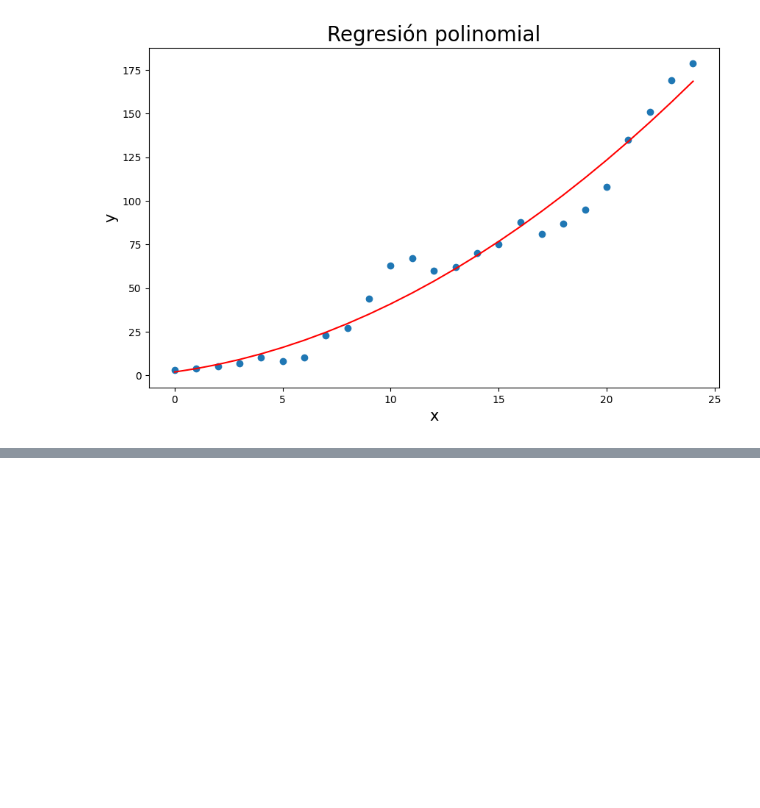
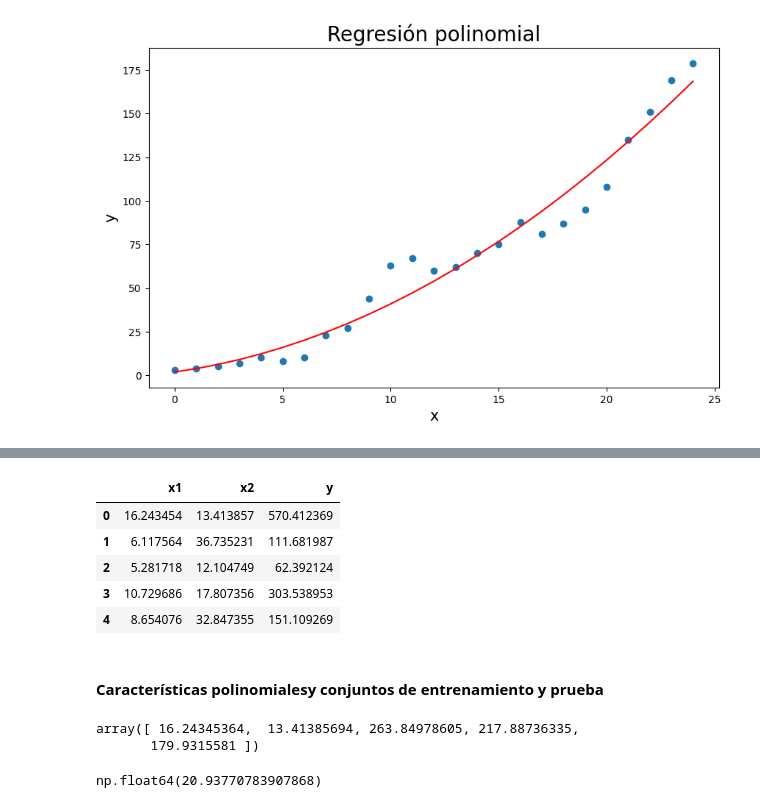
Before and after one commit to emilianodesu/LCD-5Sem-2025-1, a Jupyter notebook: PPCD/T1 Introduccion a ciencia de datos/1.2 Extraccion de grandes cantidades de informacion/modelos_lineales.ipynb, the cells around one changed output, grey strips where cells are left out. Saved outputs shown, nothing was run; the diff lists cells and outputs as text; code cells hidden in the pictures; blank space fills up the shorter version.

```diff
--- a/PPCD/T1 Introduccion a ciencia de datos/1.2 Extraccion de grandes cantidades de informacion/modelos_lineales.ipynb
+++ b/PPCD/T1 Introduccion a ciencia de datos/1.2 Extraccion de grandes cantidades de informacion/modelos_lineales.ipynb
@@ -214,0 +231,12 @@ RMSE : 1.1046556015635582
+# %%
+df = pd.DataFrame({'x1': x1.flatten(), 'x2': x2.flatten(), 'y': y.flatten()}, index=range(100))
+df.head()
+# %% [output]
+|  | x1 | x2 | y |
+| 0 | 16.243454 | 13.413857 | 570.412369 |
+| 1 | 6.117564 | 36.735231 | 111.681987 |
+| 2 | 5.281718 | 12.104749 | 62.392124 |
+| 3 | 10.729686 | 17.807356 | 303.538953 |
+| 4 | 8.654076 | 32.847355 | 151.109269 |
+# %% [markdown]
+#### Características polinomialesy conjuntos de entrenamiento y prueba
@@ -214,0 +250,5 @@ RMSE : 1.1046556015635582
+# %%
+X_poly_features[0]
+# %% [output]
+array([ 16.24345364,  13.41385694, 263.84978605, 217.88736335,
+       179.9315581 ])
@@ -214,0 +259,9 @@ RMSE : 1.1046556015635582
+# %%
+# Ajuste y predicción
+poly_reg.fit(X_train, y_train)
+y_hat = poly_reg.predict(X_test)
+from sklearn.metrics import mean_squared_error
+rmse = np.sqrt(mean_squared_error(y_test, y_hat))
+rmse
+# %% [output]
+np.float64(20.93770783907868)
```
Also changed, not shown: parts of 14 cells of this notebook, 1 other file.
